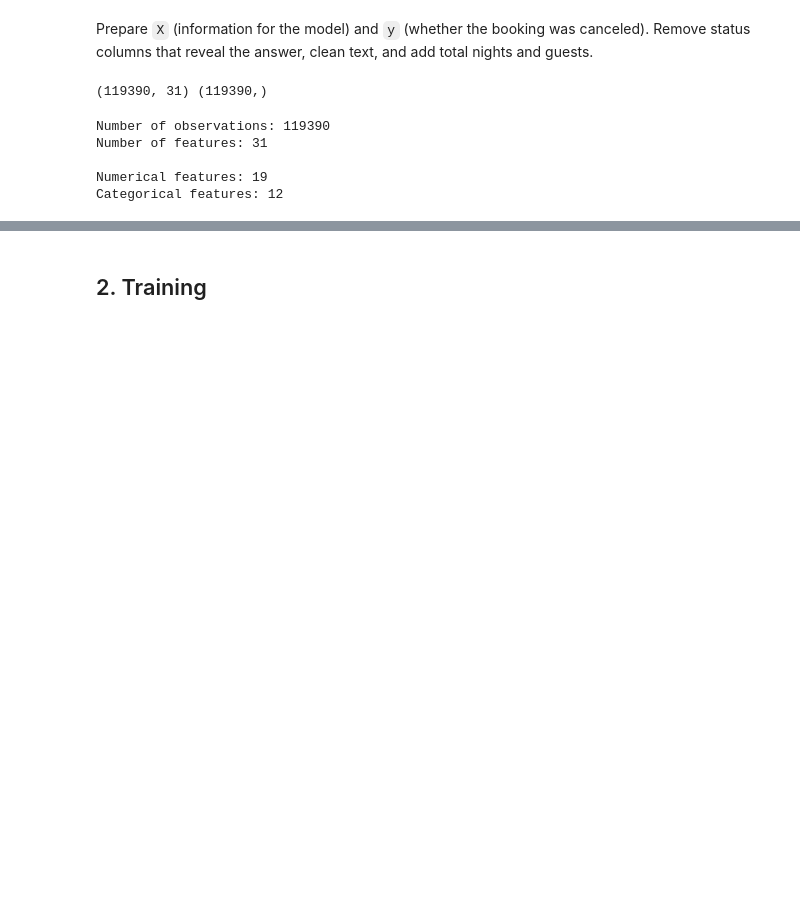
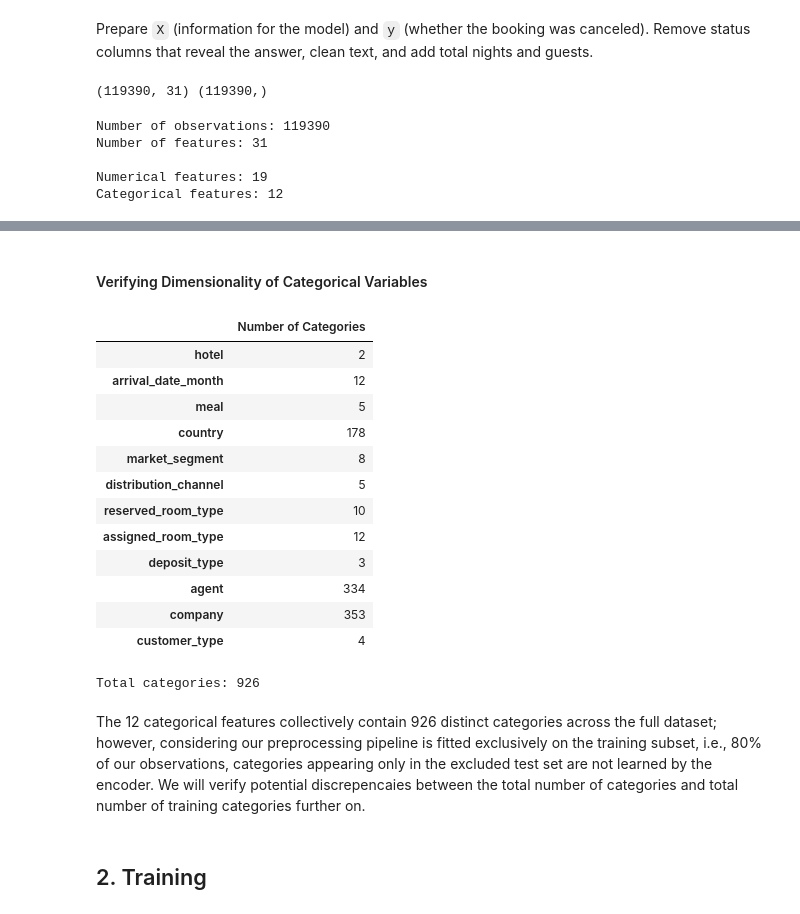
Before and after one commit to MasMits/hotel-cancellation-ml, a Jupyter notebook: notebook/project.ipynb, the cells around one changed output, grey strips where cells are left out. Drawn from its saved outputs; the diff is of its cells as text; code cells hidden in the pictures; blank space fills up the shorter version.

```diff
--- a/notebook/project.ipynb
+++ b/notebook/project.ipynb
@@ -100,3 +120,31 @@ Categorical features: 12
+# %% [markdown]
+#### Verifying Dimensionality of Categorical Variables
+# %%
+# Count the categories represented by each original categorical feature.
+categorical_cols = X.select_dtypes(exclude="number").columns
+
+category_counts = X[categorical_cols].nunique(dropna=False)
+
+display(category_counts.to_frame(name="Number of Categories"))
+
+print(f"\nTotal categories: {category_counts.sum()}")
+# %% [output]
+|  | Number of Categories |
+| hotel | 2 |
+| arrival_date_month | 12 |
+| meal | 5 |
+| country | 178 |
+| market_segment | 8 |
+| distribution_channel | 5 |
+| reserved_room_type | 10 |
+| assigned_room_type | 12 |
+| deposit_type | 3 |
+| agent | 334 |
+| company | 353 |
+| customer_type | 4 |
+Total categories: 926
+# %% [markdown]
+The 12 categorical features collectively contain 926 distinct categories across the full dataset; however, considering our preprocessing pipeline is fitted exclusively on the training subset, i.e., 80% of our observations, categories appearing only in the excluded test set are not learned by the encoder.  We will verify potential discrepencaies between the total number of categories and total number of training categories further on.
 # %% [markdown]
 ## 2. Training
 # %% [markdown]
```
Also changed, not shown: parts of 28 cells of this notebook.
